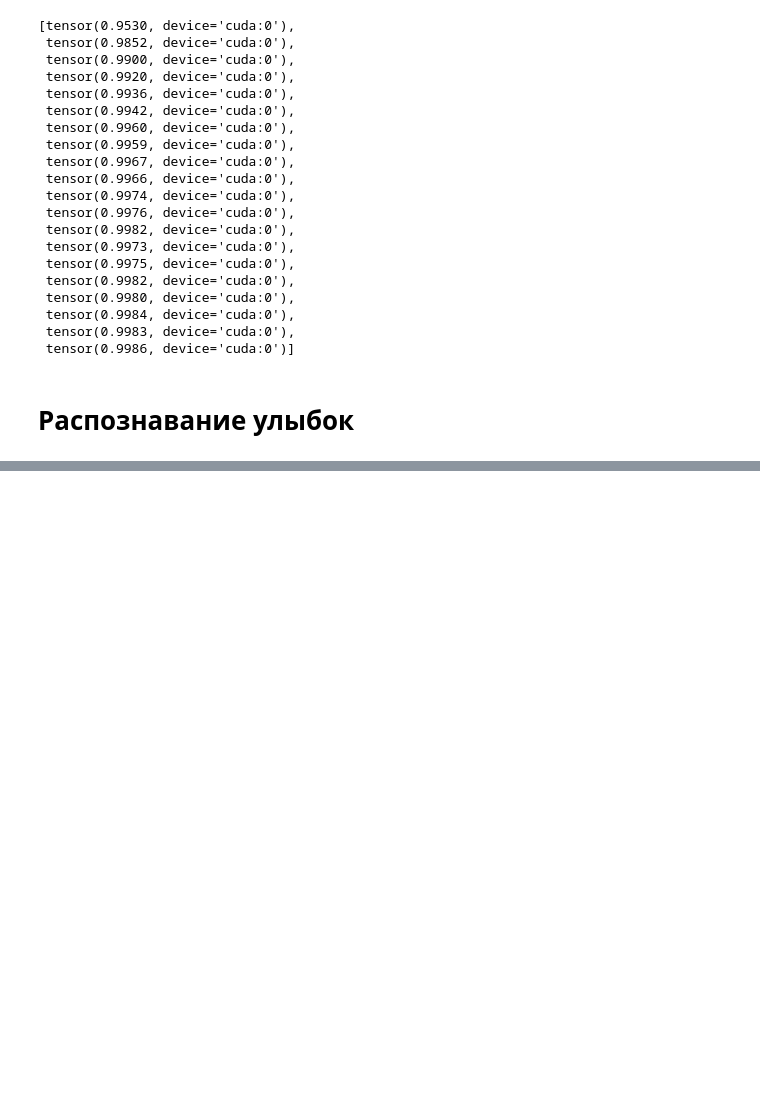
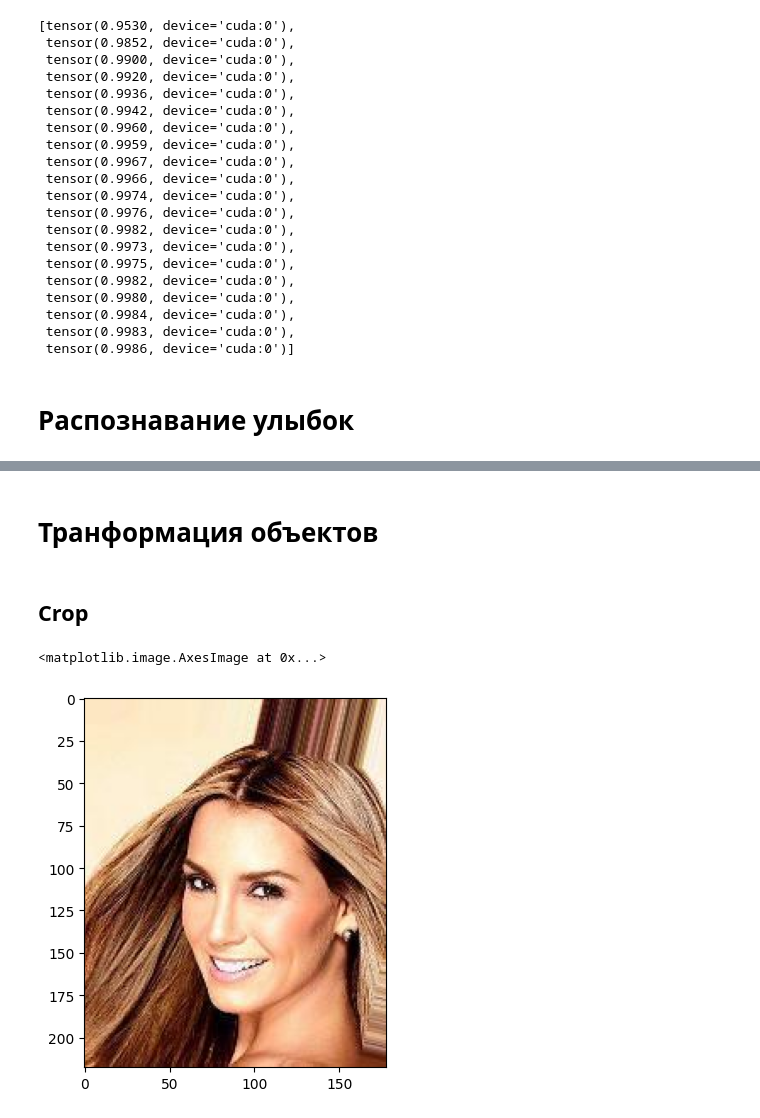
Before and after one commit to Swanger-Iz/ML_pytorch_lessons, a Jupyter notebook: book_rashka/NNs/cnn/conv_nns.ipynb, the cells around one changed output, grey strips where cells are left out. Saved outputs shown, nothing was run; the diff lists cells and outputs as text; code cells hidden in the pictures; blank space fills up the shorter version.

Commit message:
Downloaded and added celebA dataset manually, also load ds into vars, also have learned how to transform images

```diff
--- a/book_rashka/NNs/cnn/conv_nns.ipynb
+++ b/book_rashka/NNs/cnn/conv_nns.ipynb
@@ -258,0 +345,4 @@ plt.show()
+# %%
+train_files = np.array(train_files)
+valid_files = np.array(valid_files)
+test_files = np.array(test_files)
@@ -258,0 +360,24 @@ plt.show()
+# %%
+transform = transforms.Compose([
+
+])
+# %%
+class Myceleba_ds(Dataset):
+    def __init__(self, file_list, labels, transform=None):
+        self.file_list = file_list
+        self.labels = labels
+        self.transform = transform
+
+    def __getitem__(self, index):
+        img = PILImage.open(self.file_list[index])
+        if self.transform: img = self.transform(img)
+        label = self.labels[index]
+
+        return img, label
+
+    def __len__(self):
+        return len(self.labels)
+# %%
+train_ds = Myceleba_ds(train_files[:, 0], train_files[:, 1])
+valid_ds = Myceleba_ds(valid_files[:, 0], valid_files[:, 1])
+test_ds = Myceleba_ds(test_files[:, 0], test_files[:, 1])
@@ -258,0 +386,11 @@ plt.show()
+# %% [markdown]
+# Транформация объектов
+# %% [markdown]
+## Crop
+# %%
+img, label = train_ds[0]
+img_cropped = transforms.functional.crop(img, 50, 20, 128, 128)
+plt.imshow(img)
+# %% [output]
+<matplotlib.image.AxesImage at 0x...>
+[figure, added]
```
Also changed, not shown: parts of 29 cells of this notebook.
